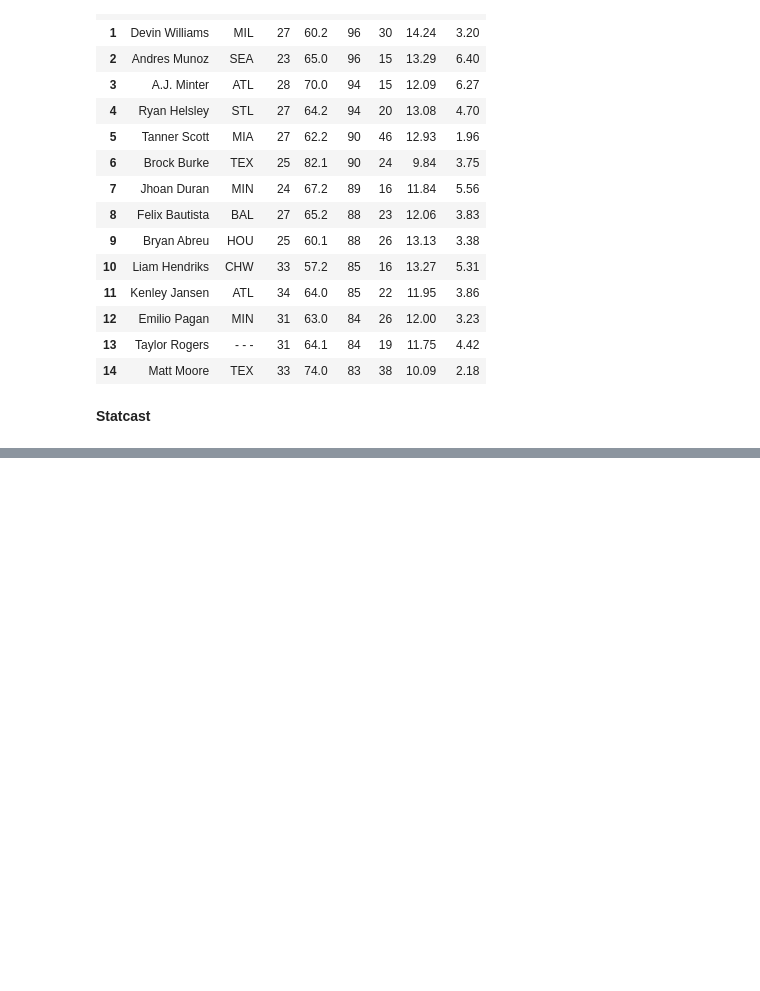
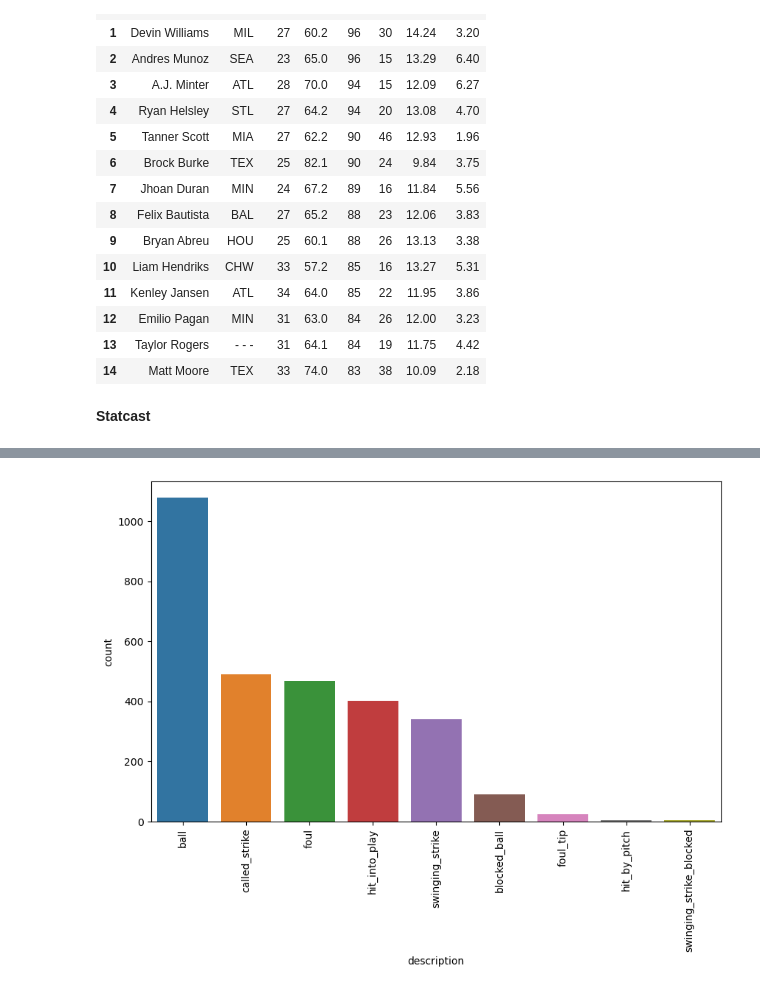
Before and after one commit to danielcho16/baseball_analytics, a Jupyter notebook: baseball_analytics.ipynb, the cells around one changed output, grey strips where cells are left out. Drawn from its saved outputs; the diff is of its cells as text; code cells hidden in the pictures; blank space fills up the shorter version.

```diff
--- a/baseball_analytics.ipynb
+++ b/baseball_analytics.ipynb
@@ -780,0 +820,7 @@ rp_df[['Name','Team','Age','IP','SO','BB','K/9','K/BB']].sort_values(by='SO',asc
+# %%
+# countplot of the result of every pitch to Judge
+plt.figure(figsize=(10,6))
+sns.countplot(data=judge,x='description',order=judge['description'].value_counts().index)
+plt.xticks(rotation=90);
+# %% [output]
+[figure, added]
```
Also changed, not shown: parts of 29 cells of this notebook.
